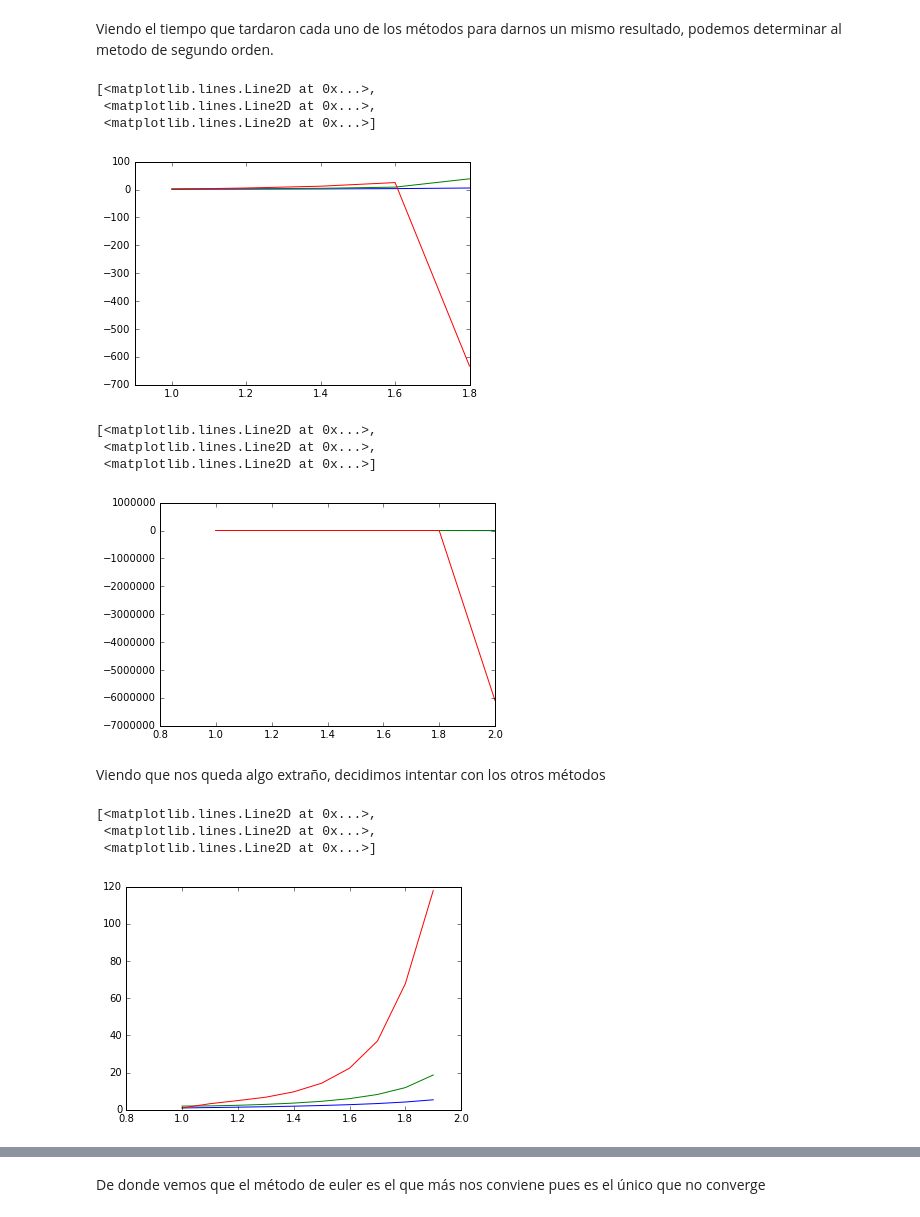
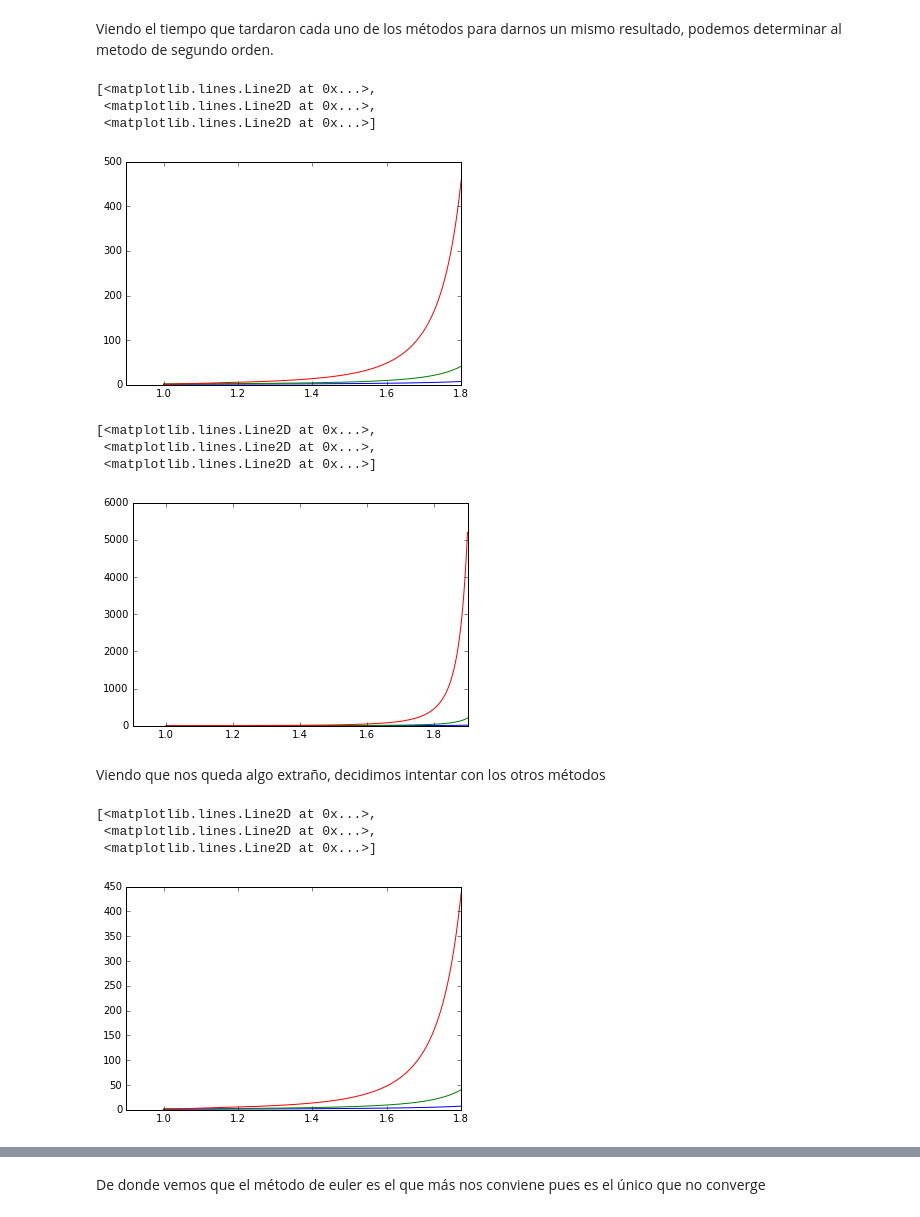
Before and after one commit to reginaapo/TareasFC, a Jupyter notebook: Tarea 1 (Regina Apodaca).ipynb, the cells around one changed output, grey strips where cells are left out. Cells and saved outputs as stored; diff of their text form; code cells hidden in the pictures.

```diff
--- a/Tarea 1 (Regina Apodaca).ipynb
+++ b/Tarea 1 (Regina Apodaca).ipynb
@@ -164,32 +164,32 @@ def d_ec_dif2(y,t):
     return array([0,0,(e**(-t))*(-sin(3*t)+3*cos(3*t))]), array([[0,1,0],[0,0,1], [2*(sin(y[0]))*cos(y[0]),9*(y[1])**2,-2*y[2]]])
 # %%
 #Para en intervalo [1,2]
-solp2= segundo_orden(ec_dif2,[1.,2.,1.],array([1,1.8]),d_ec_dif2,0.2)
+solp2= segundo_orden(ec_dif2,[1.,2.,1.],array([1,1.8]),d_ec_dif2,0.0001)
 plot(solp2[0],solp2[1])
 # %% [output]
 [<matplotlib.lines.Line2D at 0x...>,
  <matplotlib.lines.Line2D at 0x...>,
  <matplotlib.lines.Line2D at 0x...>]
-[figure, old version]
+[figure, new version]
 # %%
 #Para el intervalo [1,2.1]
-solp22= segundo_orden(ec_dif2,[1.,2.,1.],[1,1.9],d_ec_dif2,0.2)
+solp22= segundo_orden(ec_dif2,[1.,2.,1.],[1,1.9],d_ec_dif2,0.0001)
 plot(solp22[0],solp22[1])
 # %% [output]
 [<matplotlib.lines.Line2D at 0x...>,
  <matplotlib.lines.Line2D at 0x...>,
  <matplotlib.lines.Line2D at 0x...>]
-[figure, old version]
+[figure, new version]
 # %% [markdown]
 Viendo que nos queda algo extraño, decidimos intentar con los otros métodos
 # %%
 #Para el intervalo[1,2]
-solp2e = euler(ec_dif2,array([1.,2.,1.]),[1.,1.9],0.1)
+solp2e = euler(ec_dif2,array([1.,2.,1.]),[1.,1.8],0.001)
 plot(solp2e[0],solp2e[1])
 # %% [output]
 [<matplotlib.lines.Line2D at 0x...>,
  <matplotlib.lines.Line2D at 0x...>,
  <matplotlib.lines.Line2D at 0x...>]
-[figure, old version]
+[figure, new version]
 # %%
 #Para el intervalo[1,2.1]
```
Also changed, not shown: parts of 4 cells of this notebook.
